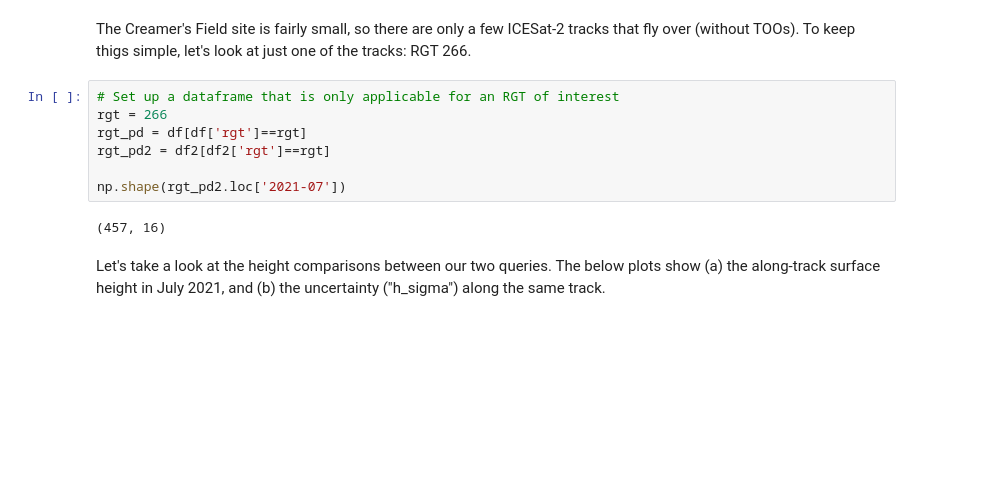
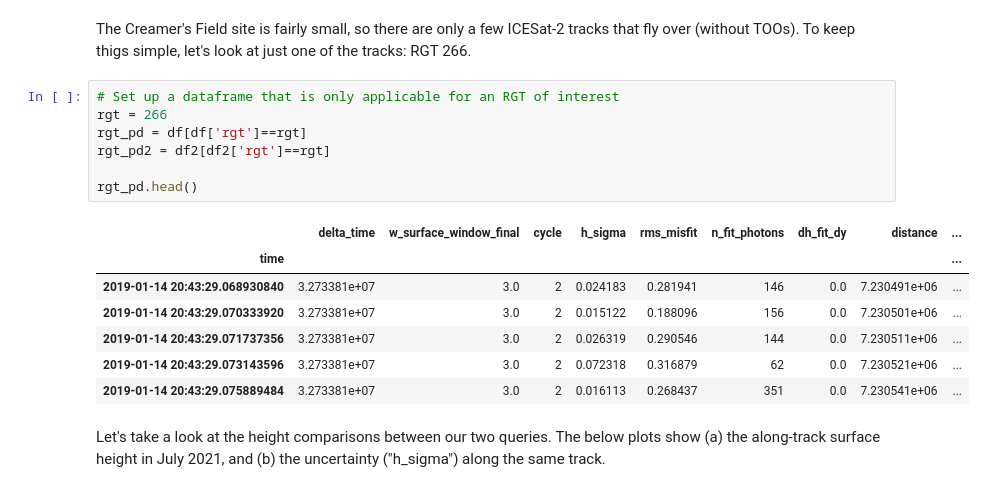
Before and after one commit to zachghiaccio/icesat2-snowex, a Jupyter notebook: sliderule_query.ipynb, the cells around one changed output. Cells and saved outputs as stored; diff of their text form; blank space fills up the shorter version.

```diff
--- a/sliderule_query.ipynb
+++ b/sliderule_query.ipynb
@@ -152,12 +165,18 @@ The Creamer's Field site is fairly small, so there are only a few ICESat-2 track
 # %%
 # Set up a dataframe that is only applicable for an RGT of interest
 rgt = 266
 rgt_pd = df[df['rgt']==rgt]
 rgt_pd2 = df2[df2['rgt']==rgt]
 
-np.shape(rgt_pd2.loc['2021-07'])
+rgt_pd.head()
 # %% [output]
-(457, 16)
+|  | delta_time | w_surface_window_final | cycle | h_sigma | rms_misfit | n_fit_photons | dh_fit_dy | distance | ... |
+| time |  |  |  |  |  |  |  |  | ... |
+| 2019-01-14 20:43:29.068930840 | 3.273381e+07 | 3.0 | 2 | 0.024183 | 0.281941 | 146 | 0.0 | 7.230491e+06 | ... |
+| 2019-01-14 20:43:29.070333920 | 3.273381e+07 | 3.0 | 2 | 0.015122 | 0.188096 | 156 | 0.0 | 7.230501e+06 | ... |
+| 2019-01-14 20:43:29.071737356 | 3.273381e+07 | 3.0 | 2 | 0.026319 | 0.290546 | 144 | 0.0 | 7.230511e+06 | ... |
+| 2019-01-14 20:43:29.073143596 | 3.273381e+07 | 3.0 | 2 | 0.072318 | 0.316879 | 62 | 0.0 | 7.230521e+06 | ... |
+| 2019-01-14 20:43:29.075889484 | 3.273381e+07 | 3.0 | 2 | 0.016113 | 0.268437 | 351 | 0.0 | 7.230541e+06 | ... |
 # %% [markdown]
 Let's take a look at the height comparisons between our two queries. The below plots show (a) the along-track surface height in July 2021, and (b) the uncertainty ("h_sigma") along the same track.
 # %%
```
Also changed, not shown: parts of 3 cells of this notebook.
